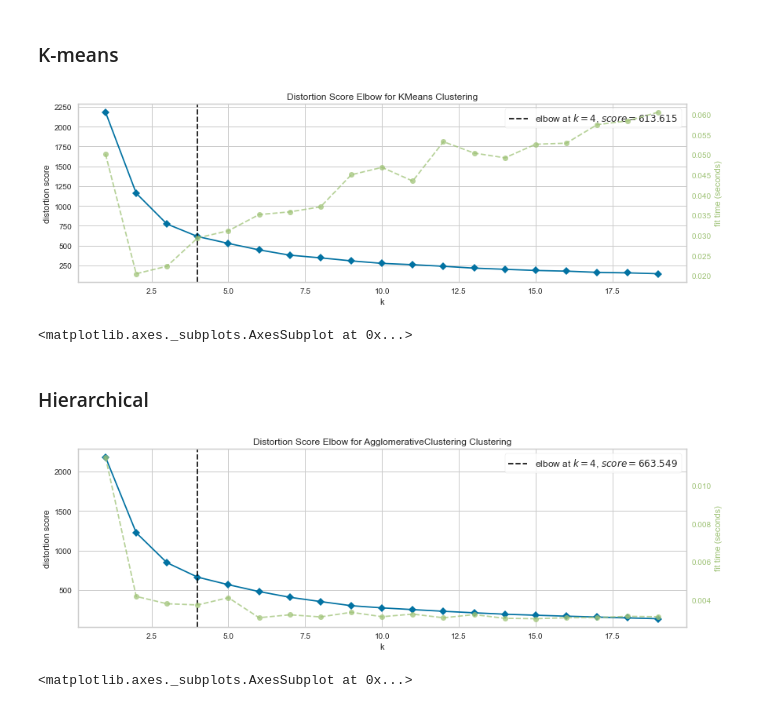
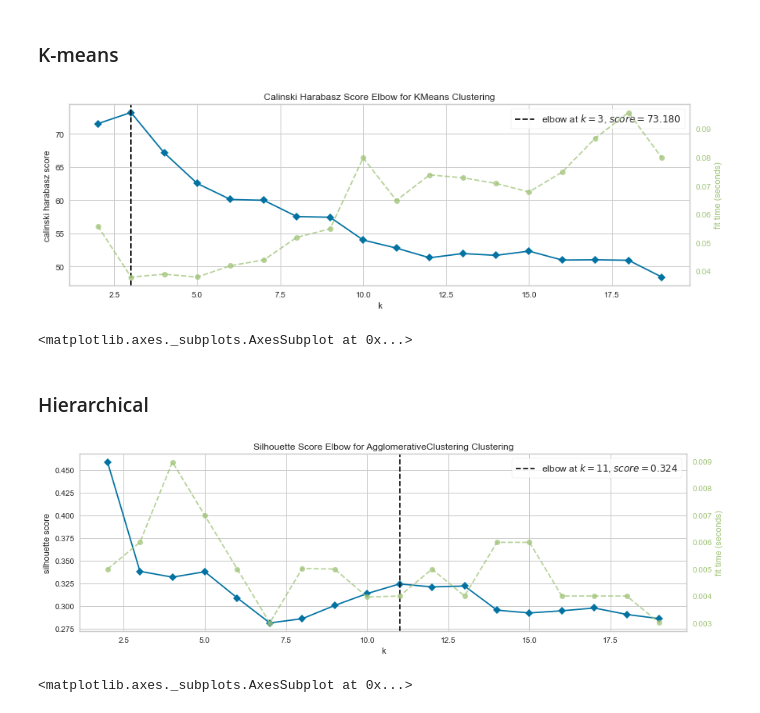
Before and after one commit to anweei/Covid-forecasting, a Jupyter notebook: idunn_2/clustering/determining_k.ipynb, the cells around one changed output. Saved outputs shown, nothing was run; the diff lists cells and outputs as text; code cells hidden in the pictures.

```diff
--- a/idunn_2/clustering/determining_k.ipynb
+++ b/idunn_2/clustering/determining_k.ipynb
@@ -19,21 +19,21 @@ This notebook determines the optimal K for K-means og Hierarchical clustering, u
 ### K-means
 # %%
 model = KMeans()
-visualizer = KElbowVisualizer(model, k=(1,20), metric='distortion', size=(1000, 300))
+visualizer = KElbowVisualizer(model, k=(2,20), metric='calinski_harabasz', size=(1000, 300))
 
 visualizer.fit(df_z.T)
 visualizer.show()
 # %% [output]
-[figure, old version]
+[figure, new version]
 <matplotlib.axes._subplots.AxesSubplot at 0x...>
 # %% [markdown]
 ### Hierarchical
 # %%
 model = AgglomerativeClustering()
-visualizer = KElbowVisualizer(model, k=(1,20), metric='distortion', size=(1000, 300))
+visualizer = KElbowVisualizer(model, k=(2,20), metric='silhouette', size=(1000, 300))
 
 visualizer.fit(df_z.T)
 visualizer.show()
 # %% [output]
-[figure, old version]
+[figure, new version]
 <matplotlib.axes._subplots.AxesSubplot at 0x...>
```
